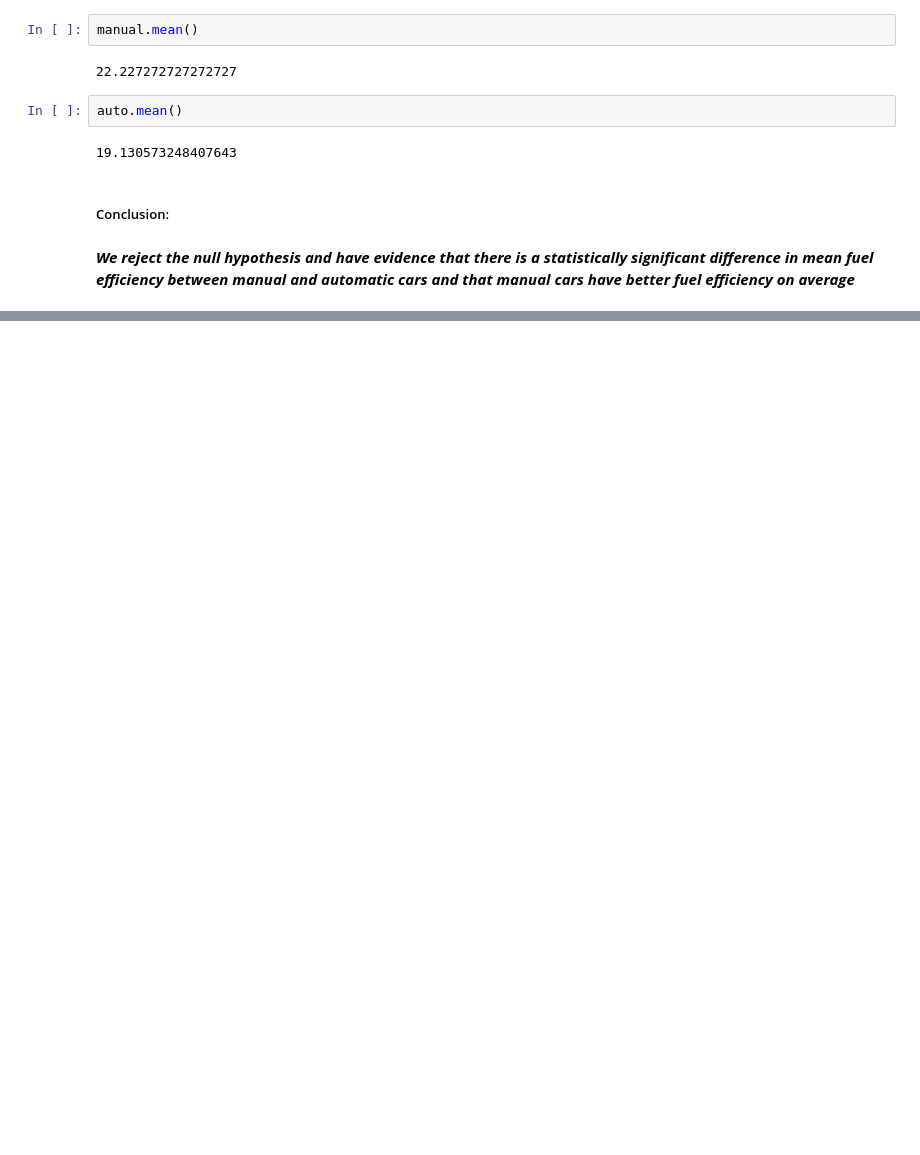
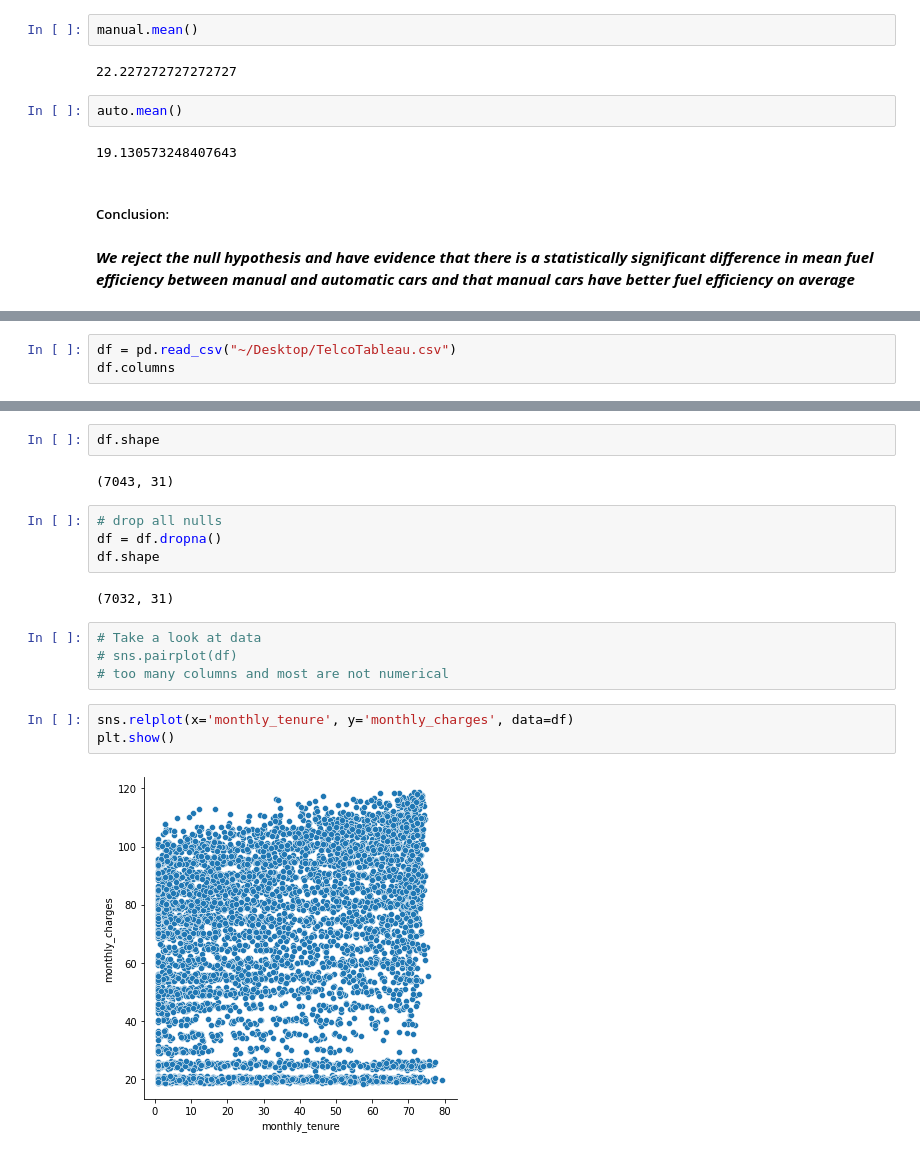
Before and after one commit to adam-talbot/statistics-exercises, a Jupyter notebook: hypothesis_testing.ipynb, the cells around one changed output, grey strips where cells are left out. Cells and saved outputs as stored; diff of their text form; blank space fills up the shorter version.

```diff
--- a/hypothesis_testing.ipynb
+++ b/hypothesis_testing.ipynb
@@ -522,0 +559,3 @@ auto.mean()
+# %%
+df = pd.read_csv("~/Desktop/TelcoTableau.csv")
+df.columns
@@ -522,0 +573,19 @@ auto.mean()
+# %%
+df.shape
+# %% [output]
+(7043, 31)
+# %%
+# drop all nulls
+df = df.dropna()
+df.shape
+# %% [output]
+(7032, 31)
+# %%
+# Take a look at data
+# sns.pairplot(df)
+# too many columns and most are not numerical
+# %%
+sns.relplot(x='monthly_tenure', y='monthly_charges', data=df)
+plt.show()
+# %% [output]
+[figure, added]
```
Also changed, not shown: parts of 36 cells of this notebook.
